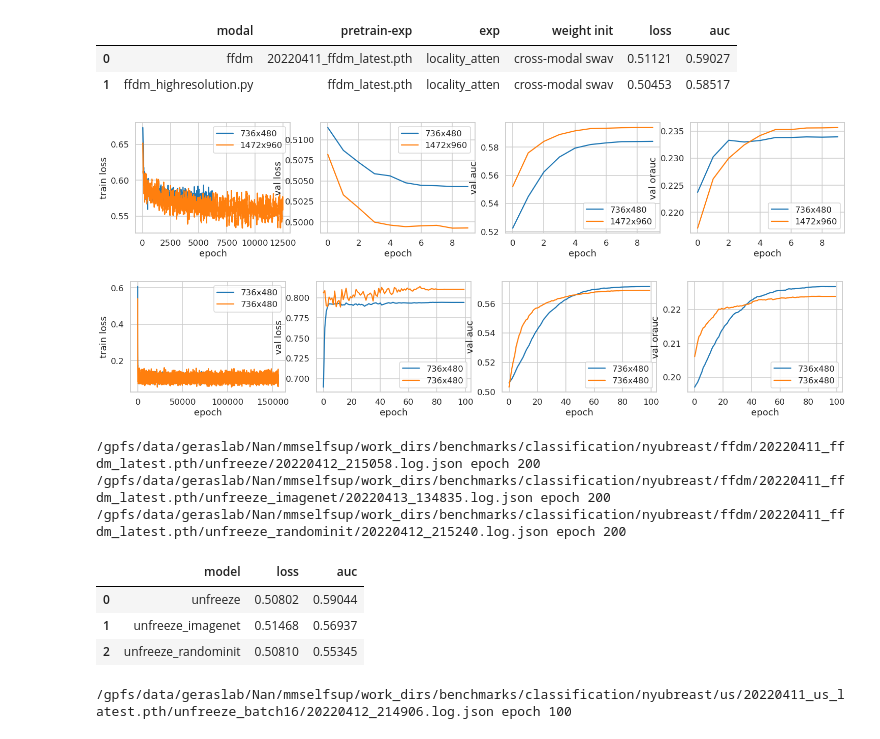
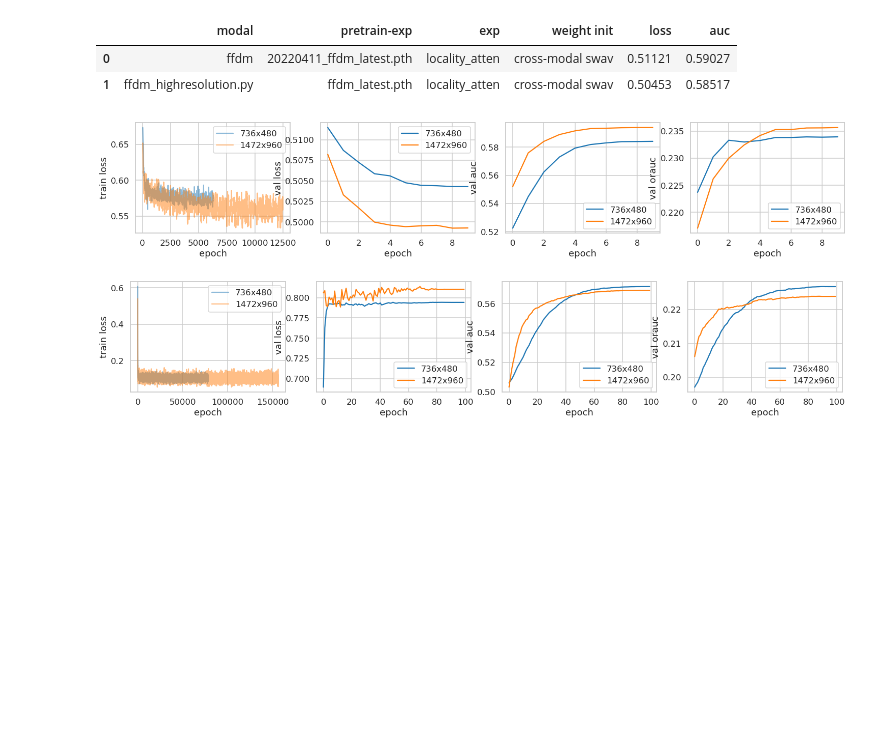
Before and after one commit to wooginawunan/mmselfsup, a Jupyter notebook: notebooks/analysis.ipynb, the cells around one changed output. Drawn from its saved outputs; the diff is of its cells as text; code cells hidden in the pictures; blank space fills up the shorter version.

```diff
--- a/notebooks/analysis.ipynb
+++ b/notebooks/analysis.ipynb
@@ -132,12 +135,12 @@ performance
 | 0 | ffdm | 20220411_ffdm_latest.pth | locality_atten | cross-modal swav | 0.51121 | 0.59027 |
 | 1 | ffdm_highresolution.py | ffdm_latest.pth | locality_atten | cross-modal swav | 0.50453 | 0.58517 |
 # %%
-def learning_curves_comparsion(modal_cls, file_prefixes, titles):
+def learning_curves_comparsion(file_prefixes, titles):
     fig, axs = plt.subplots(1, 4, figsize=(25, 4))
     for (modal, path, exp, winit), title  in zip(file_prefixes, titles):
         logs = get_lastest_runlogs(save_path, f'{modal}/{path}/{exp}{winit}')
         logs[logs['mode']=='train'].loss.rolling(50).mean().plot(
-            use_index=False, label=title, ax=axs[0])
+            use_index=False, label=title, ax=axs[0], alpha=0.5)
 
         axs[0].set_ylabel('train loss')
         axs[0].set_xlabel('epoch')
@@ -149,93 +152,36 @@ def learning_curves_comparsion(modal_cls, file_prefixes, titles):
         axs[1].set_ylabel('val loss')
         axs[1].set_xlabel('epoch')
         axs[1].legend()
 
         logs[logs['mode']=='val'].head4_auc.plot(
             use_index=False, label=title, ax=axs[2])
 
         axs[2].set_ylabel('val auc')
         axs[2].set_xlabel('epoch')
         axs[2].legend()
         if 'head4_prauc' in logs:
 
             logs[logs['mode']=='val'].head4_prauc.plot(
                 use_index=False, label=title, ax=axs[3])
 
         axs[3].set_ylabel('val orauc')
         axs[3].set_xlabel('epoch')
         axs[3].legend()
 
     plt.show()
 
 
 file_prefixes = [('ffdm', '20220411_ffdm_latest.pth', 'ablation_reso', ''),
                  ('ffdm_highresolution', 'ffdm_latest.pth', 'ablation_reso', '')]
 titles = ['736x480', '1472x960']
-learning_curves_comparsion(modal_cls, file_prefixes, titles)
+learning_curves_comparsion(file_prefixes, titles)
 
 
 
 file_prefixes = [('ffdm_biopsied_sampler', '20220411_ffdm_latest.pth', 'locality_atten', ''),
-                 ('ffdm_highresolution', 'ffdm_latest.pth', 'biopsied_sampler', ''),]
-titles = ['736x480', '736x480', '1472x960', '1472x960']
-learning_curves_comparsion(modal_cls, file_prefixes, titles)
+                 ('ffdm_highresolution', 'ffdm_latest.pth', 'biopsied_sampler', '')]
+titles = ['736x480','1472x960', '1472x960']
+learning_curves_comparsion(file_prefixes, titles)
 # %% [output]
-[figure, old version]
+[figure, new version]
-[figure, old version]
+[figure, new version]
-# %%
-save_path = '/gpfs/data/geraslab/Nan/mmselfsup/work_dirs/benchmarks/classification/nyubreast/'
-
-model_path = 'ffdm/20220411_ffdm_latest.pth'
-
-variants = ['unfreeze', 'unfreeze_imagenet', 'unfreeze_randominit']
-
-performance = []
-for cls in variants:
-    file = sorted(glob.glob(os.path.join(save_path, model_path, cls, '*.json')))[-1]
-
-    f = open(file)
-    lines = f.readlines()[1:]
-    logs = pd.DataFrame([json.loads(line) for line in lines])
-
-    print(file,'epoch' ,logs.epoch.max())
-    if logs.epoch.max()>20:
-
-        loss, auc = logs[logs['mode']=='val'].head4_loss.min(), logs[logs['mode']=='val'].head4_auc.max()
-        performance.append({'model': cls, 'loss': loss, 'auc': auc})
-performance = pd.DataFrame(performance)
-# %% [output]
-/gpfs/data/geraslab/Nan/mmselfsup/work_dirs/benchmarks/classification/nyubreast/ffdm/20220411_ffdm_latest.pth/unfreeze/20220412_215058.log.json epoch 200
-/gpfs/data/geraslab/Nan/mmselfsup/work_dirs/benchmarks/classification/nyubreast/ffdm/20220411_ffdm_latest.pth/unfreeze_imagenet/20220413_134835.log.json epoch 200
-/gpfs/data/geraslab/Nan/mmselfsup/work_dirs/benchmarks/classification/nyubreast/ffdm/20220411_ffdm_latest.pth/unfreeze_randominit/20220412_215240.log.json epoch 200
-# %%
-performance
-# %% [output]
-|  | model | loss | auc |
-| 0 | unfreeze | 0.50802 | 0.59044 |
-| 1 | unfreeze_imagenet | 0.51468 | 0.56937 |
-| 2 | unfreeze_randominit | 0.50810 | 0.55345 |
-# %%
-save_path = '/gpfs/data/geraslab/Nan/mmselfsup/work_dirs/benchmarks/classification/nyubreast/'
-
-model_path = 'us/20220411_us_latest.pth'
-
-#variants = ['balanced', 'balanced_imagenet', 'balanced_randominit']
-variants = ['unfreeze_batch16']#, 'unfreeze_batch16_imagenet', 'unfreeze_batch16_randominit']
-
-
-performance = []
-for cls in variants:
-    file = sorted(glob.glob(os.path.join(save_path, model_path, cls, '*.json')))[-1]
-
-    f = open(file)
-    lines = f.readlines()[1:]
-    logs = pd.DataFrame([json.loads(line) for line in lines])
-
-    print(file,'epoch' ,logs.epoch.max())
-    if logs.epoch.max()>20:
-
-        loss, auc = logs[logs['mode']=='val'].head4_loss.min(), logs[logs['mode']=='val'].head4_auc.max()
-        performance.append({'model': cls, 'loss': loss, 'auc': auc})
-performance = pd.DataFrame(performance)
-# %% [output]
-/gpfs/data/geraslab/Nan/mmselfsup/work_dirs/benchmarks/classification/nyubreast/us/20220411_us_latest.pth/unfreeze_batch16/20220412_214906.log.json epoch 100
```
Also changed, not shown: parts of 20 cells of this notebook, 2 other files.
